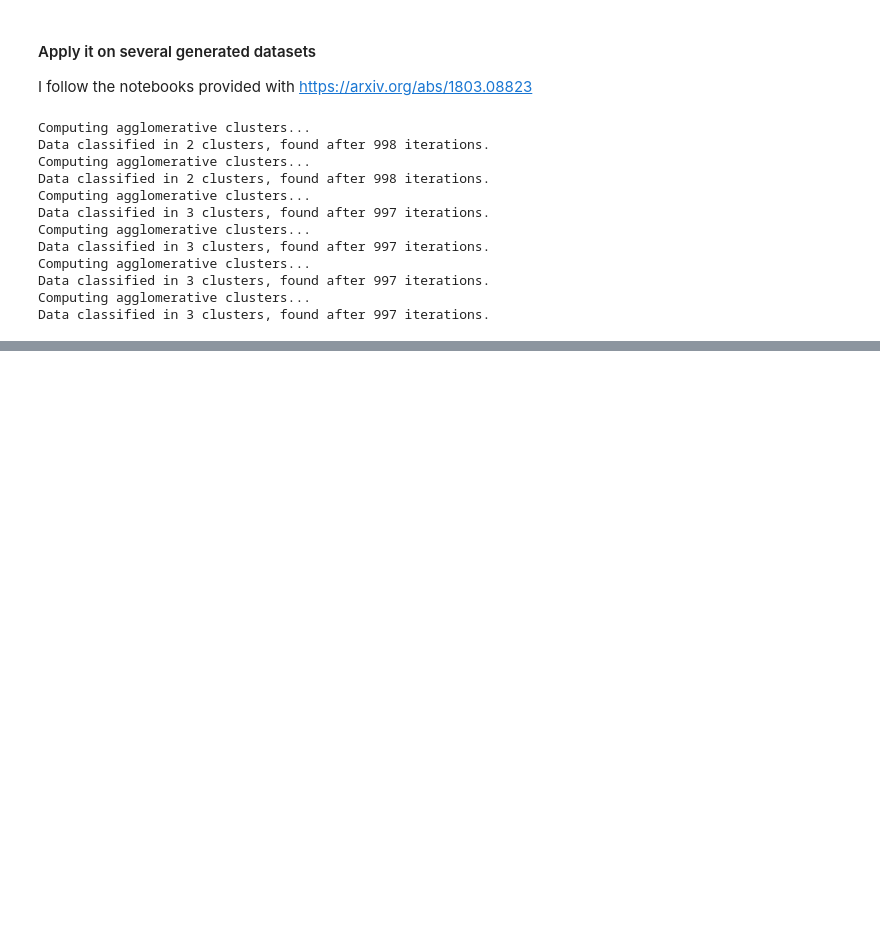
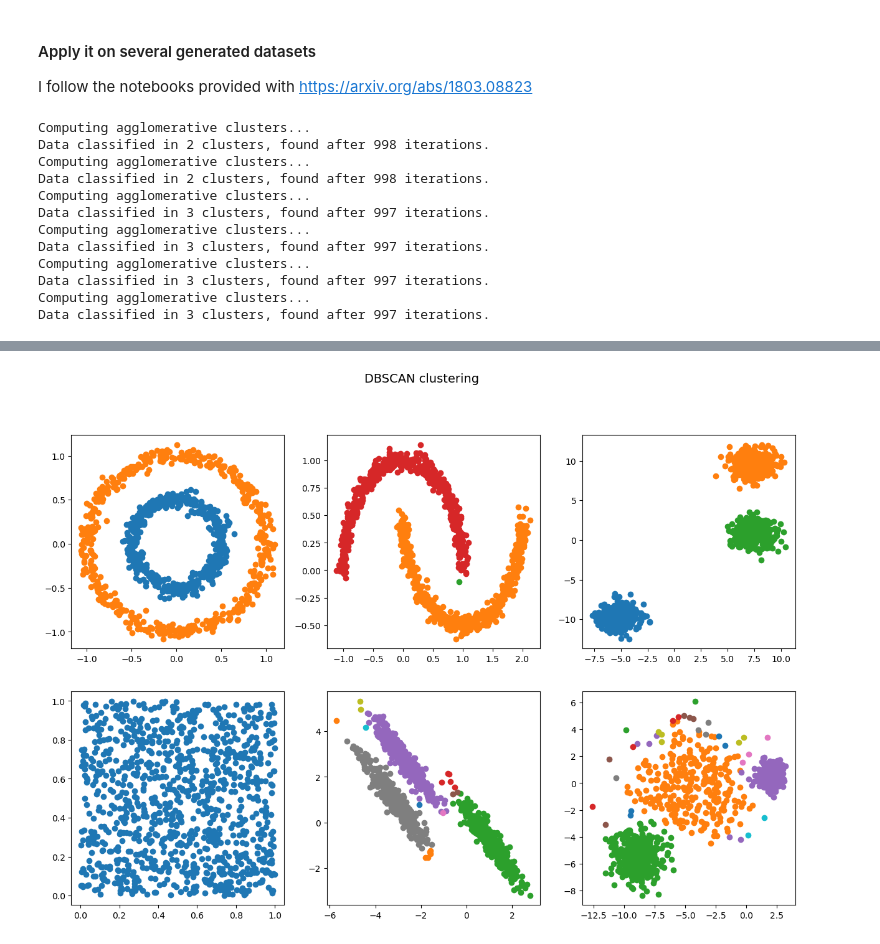
Before and after one commit to AlbertoRivadulla/Algorithms-for-DS-and-ML, a Jupyter notebook: tests_python/clustering.ipynb, the cells around one changed output, grey strips where cells are left out. Cells and saved outputs as stored; diff of their text form; code cells hidden in the pictures; blank space fills up the shorter version.

```diff
--- a/tests_python/clustering.ipynb
+++ b/tests_python/clustering.ipynb
@@ -309,0 +318,26 @@ plot_datasets_with_labels( gen_datasets, gen_datasets_pred_labels, title="Agglom
+# %%
+def DBSCAN_clusters_in_Cpp( data, epsilon, neighborsCore ):
+    # Arrays for the output of the computation in C++
+    # This will hold the cluster index of each data point
+    clusterIndices = np.zeros( (len(data)), dtype=np.int32 )
+
+    # Make sure that both arrays are contiguous, and that their data type is correct
+    if not data.flags["C_CONTIGUOUS"]:
+        data = np.ascontiguousarray( data )
+    if not clusterIndices.flags["C_CONTIGUOUS"]:
+        clusterIndices = np.ascontiguousarray( clusterIndices )
+    if not data.dtype == 'float':
+        data = data.astype( 'float' )
+
+    # Setup the types of the arguments of the function
+    lib.computeDBSCANClusters.argtypes = [ np.ctypeslib.ndpointer( dtype=ctypes.c_double, flags="C_CONTIGUOUS" ),
+                                                  ctypes.c_int, ctypes.c_int, ctypes.c_double, ctypes.c_int,
+                                                  np.ctypeslib.ndpointer( dtype=ctypes.c_int, flags="C_CONTIGUOUS" ) ]
+
+    # Setup the type of the return value of the function
+    lib.computeDBSCANClusters.restype = None
+
+    # Call the function
+    lib.computeDBSCANClusters( data, len(data), len(data[0]), epsilon, neighborsCore, clusterIndices )
+
+    return clusterIndices
@@ -309,0 +391,11 @@ plot_datasets_with_labels( gen_datasets, gen_datasets_pred_labels, title="Agglom
+# %%
+# Array to store the cluster labels of each dataset
+gen_datasets_pred_labels = np.zeros( (len(gen_datasets_true_labels), len(gen_datasets_true_labels[0])), dtype=int )
+
+for i_dataset, dataset in enumerate(gen_datasets):
+    # Compute the cluster labels
+    clusterLabels = DBSCAN_clusters_in_Cpp( dataset[0], gen_datasets_cluster_parameters[i_dataset]["epsilon"],
+                                            gen_datasets_cluster_parameters[i_dataset]["n_neighbors"] )
+    # clusterLabels = DBSCAN_clusters_in_Cpp( dataset[0], 0.1 )
+    # Store the cluster labels
+    gen_datasets_pred_labels[i_dataset] = clusterLabels
@@ -309,0 +420,6 @@ plot_datasets_with_labels( gen_datasets, gen_datasets_pred_labels, title="Agglom
+# %%
+# Plot the datasets classified in clusters
+
+plot_datasets_with_labels( gen_datasets, gen_datasets_pred_labels, title="DBSCAN clustering" )
+# %% [output]
+[figure, added]
```
Also changed, not shown: parts of 14 cells of this notebook, 11 other files.
